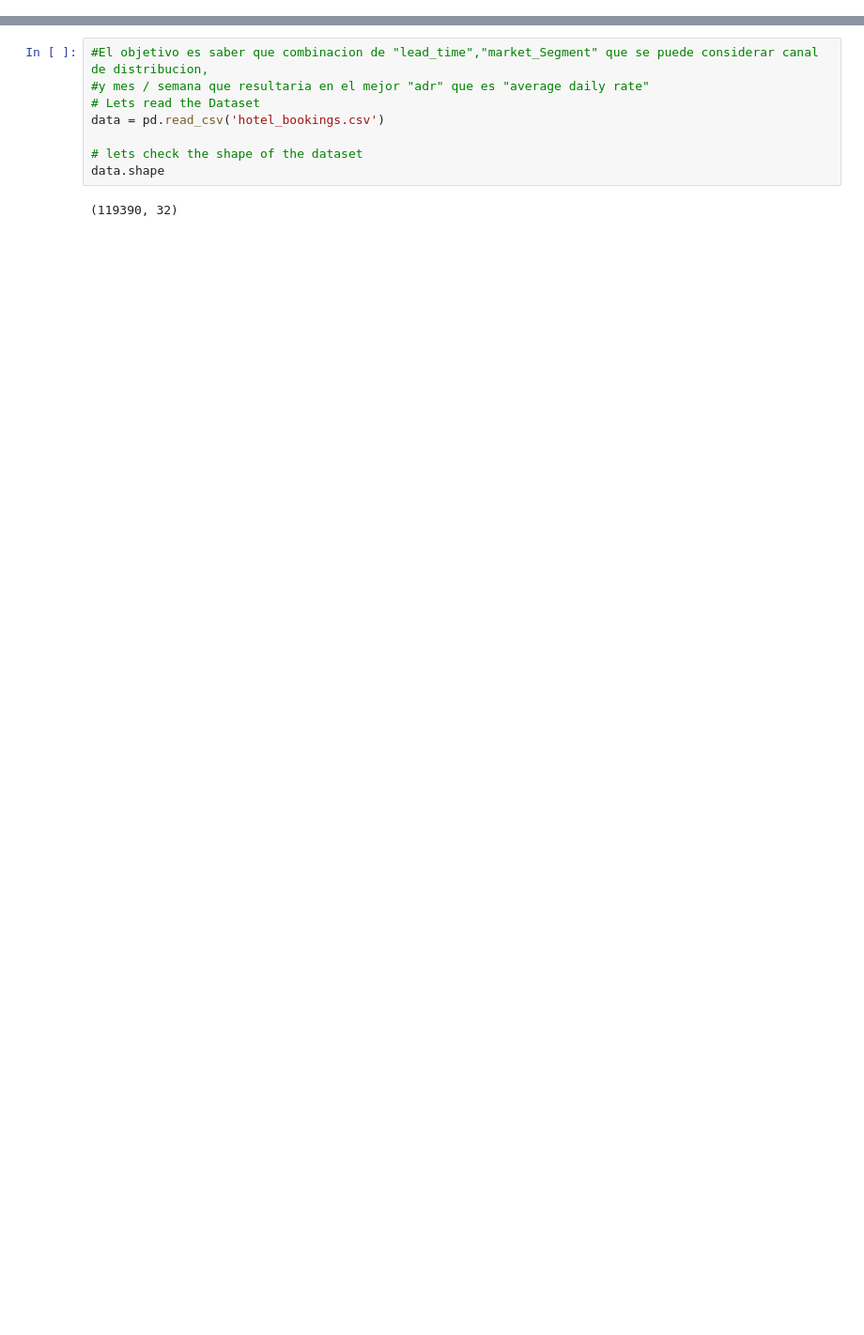
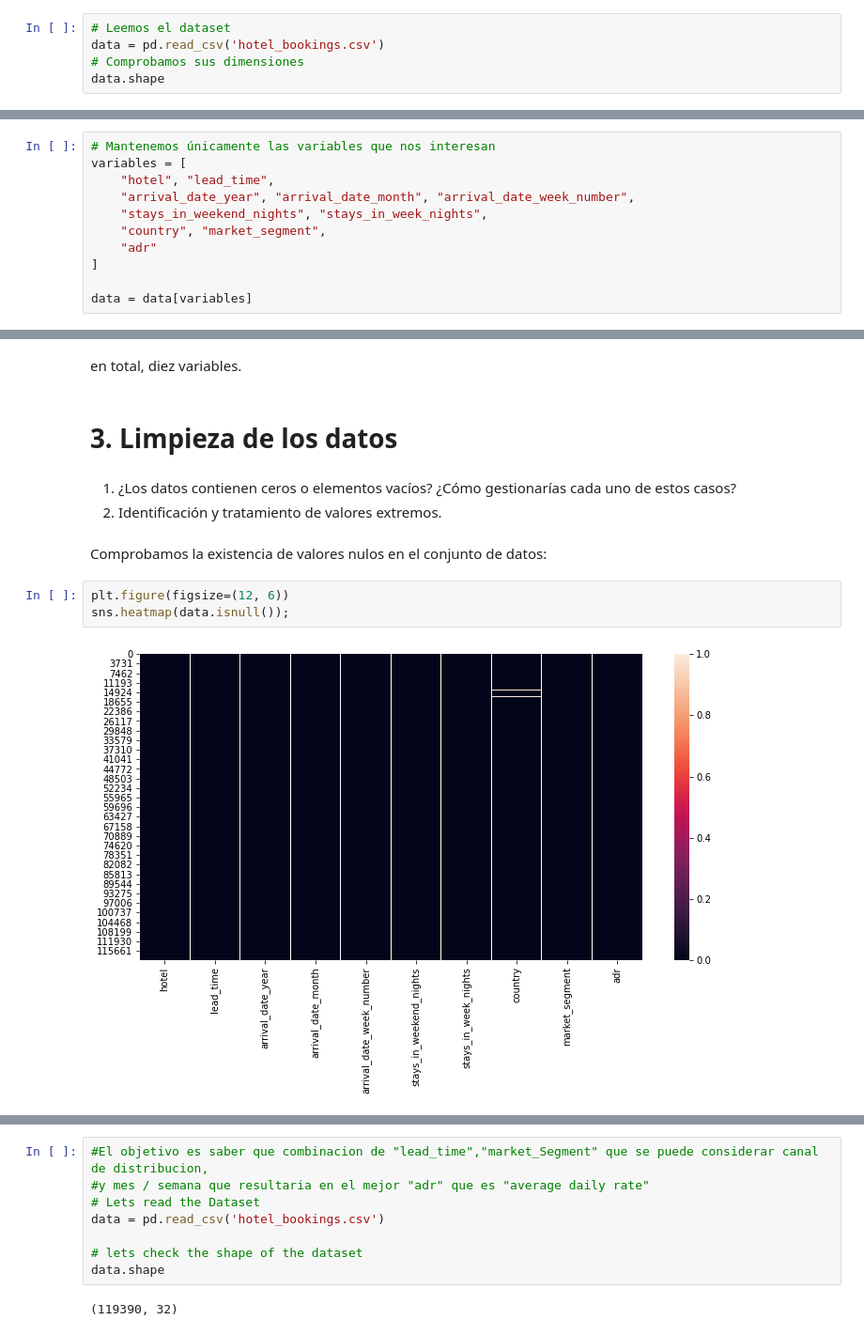
Before and after one commit to NorhanMasterUOC/hotel_bookings_EDA, a Jupyter notebook: hotel_bookings.ipynb, the cells around one changed output, grey strips where cells are left out. Shown at 94% size. Saved outputs shown, nothing was run; the diff lists cells and outputs as text; blank space fills up the shorter version.

```diff
--- a/hotel_bookings.ipynb
+++ b/hotel_bookings.ipynb
@@ -8,0 +28,5 @@ import seaborn as sns
+# %%
+# Leemos el dataset
+data = pd.read_csv('hotel_bookings.csv')
+# Comprobamos sus dimensiones
+data.shape
@@ -8,0 +35,11 @@ import seaborn as sns
+# %%
+# Mantenemos únicamente las variables que nos interesan
+variables = [
+    "hotel", "lead_time",
+    "arrival_date_year", "arrival_date_month", "arrival_date_week_number",
+    "stays_in_weekend_nights", "stays_in_week_nights",
+    "country", "market_segment",
+    "adr"
+]
+
+data = data[variables]
@@ -8,0 +87,14 @@ import seaborn as sns
+# %% [markdown]
+en total, diez variables.
+# %% [markdown]
+# 3. Limpieza de los datos
+# %% [markdown]
+1. ¿Los datos contienen ceros o elementos vacíos? ¿Cómo gestionarías cada uno de estos casos?
+2. Identificación y tratamiento de valores extremos.
+# %% [markdown]
+Comprobamos la existencia de valores nulos en el conjunto de datos:
+# %%
+plt.figure(figsize=(12, 6))
+sns.heatmap(data.isnull());
+# %% [output]
+[figure, added]
```
Also changed, not shown: parts of 46 cells of this notebook.
